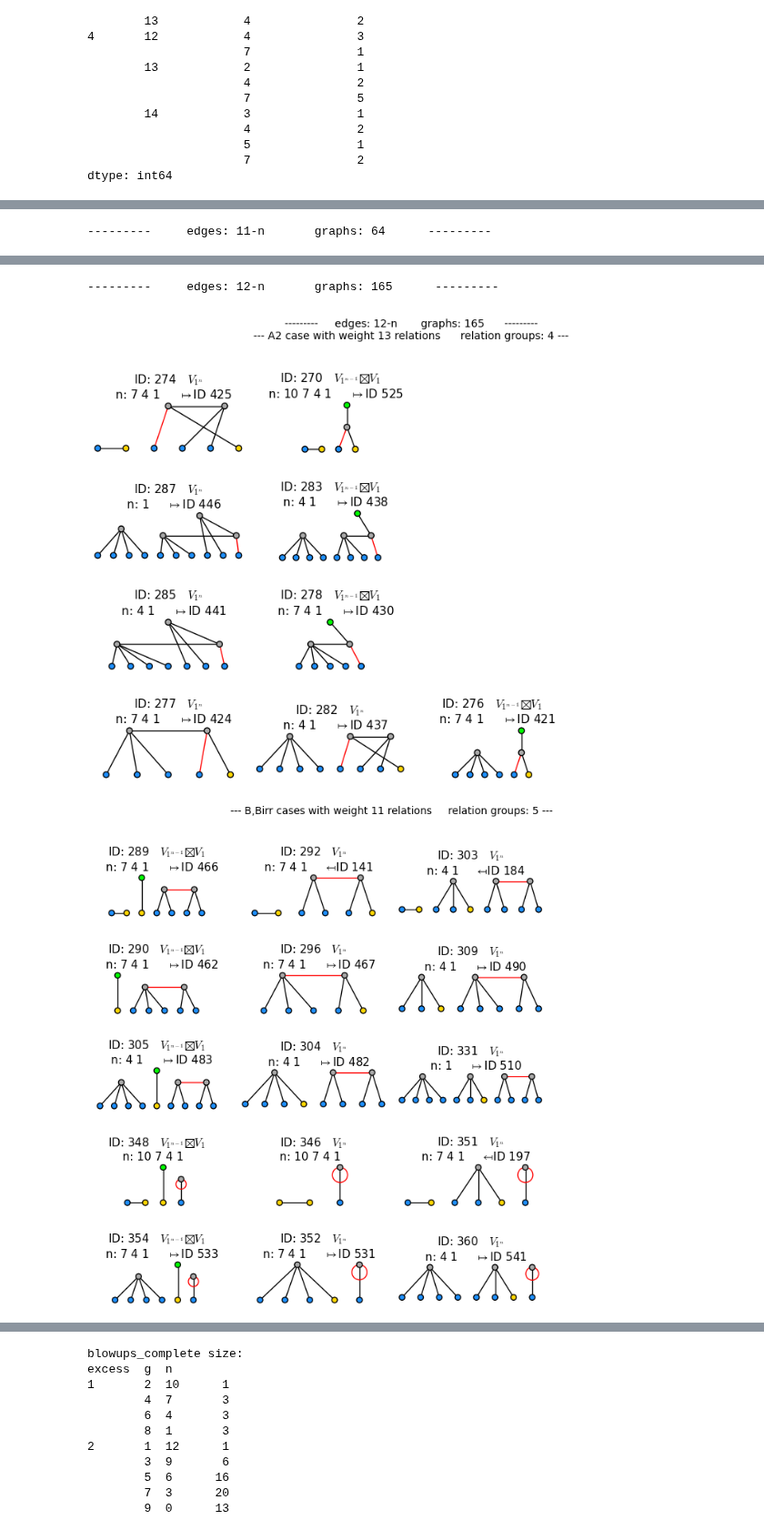
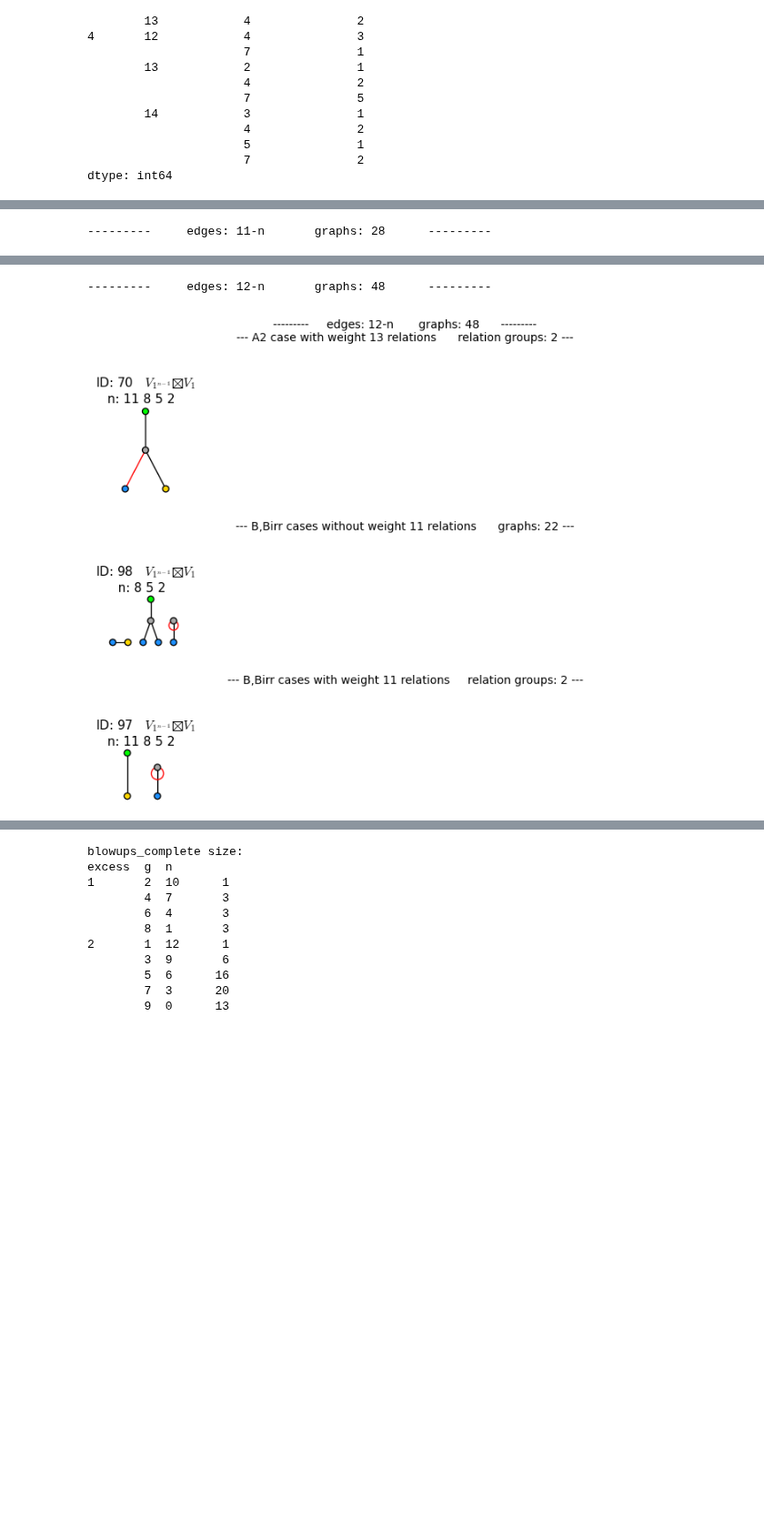
Before and after one commit to bellimarco/Getzler-Kapranov-Graph-Cohomology-Computations-in-weight-13, a Jupyter notebook: MBELLI_Main.ipynb, the cells around one changed output, grey strips where cells are left out. Shown at 91% size. Cells and saved outputs as stored; diff of their text form; code cells hidden in the pictures; blank space fills up the shorter version.

```diff
--- a/MBELLI_Main.ipynb
+++ b/MBELLI_Main.ipynb
@@ -1409,7 +1409,7 @@ differential_mapping_ID = {
     # n range 10 7 4 1
     206:410, 270:525, 411:556,
     # n range 13 10 7 4
-    368:576, 402:547,
+    368:576,
 }
 differential_mapping_ID_inv = {v:k for k,v in differential_mapping_ID.items()}
 
@@ -1461,12 +1461,12 @@ window_width = 8.5      # pdf sizes in inches
 blowup_per_row = 4      # how many blowups to print per row
 blowup_height = 1.3     # height to calculate for each blowup
 window_height_buffer = 0.6 # window height will be determined as blowup_height*rows+window_height_buffer
-w_pad = 0.1             # padding between the subplots of each blowup representations in the matplotlib figure
+w_pad = 0.3             # padding between the subplots of each blowup representations in the matplotlib figure
 h_pad = 0.2
 wspace = 0
 
 # show in the output or save to pdf file the list of virtual blowup representations of a given excess
-def plot_VirtualBlowups(excess, exact_gn_range=None, show_differential=False, show_eliminated=True, show_redundant=True, force_show_relations=False, save_pdf=False):
+def plot_VirtualBlowups(excess, exact_gn_range=None, show_differential=False, show_eliminated=True, show_redundant=False, force_show_relations=False, save_pdf=False):
     pdf = {}
     if save_pdf:
         if exact_gn_range==None:
@@ -1601,7 +1601,7 @@ def plot_VirtualBlowups(excess, exact_gn_range=None, show_differential=False, sh
 
     if save_pdf: pdf.close()
 
-#for e in range(1,5): plot_VirtualBlowups(e, show_differential=True, save_pdf=True)
+#for e in range(1,MAX_EXCESS+1): plot_VirtualBlowups(e, show_differential=True, show_eliminated=False, save_pdf=True)
 # plot_VirtualBlowups(4, save_pdf=True, show_differential=True, show_eliminated=True, exact_gn_range=((1,13),(3,10),(5,7),(7,4),))
-plot_VirtualBlowups(4, save_pdf=False, show_differential=True, show_eliminated=False, force_show_relations=True, show_redundant=False)
+plot_VirtualBlowups(3, save_pdf=False, show_differential=True, show_eliminated=False, force_show_relations=False, show_redundant=False)
 # %% [output]
@@ -1611,5 +1611,6 @@ plot_VirtualBlowups(4, save_pdf=False, show_differential=True, show_eliminated=F
----------     edges: 11-n       graphs: 64      ---------
+---------     edges: 11-n       graphs: 28      ---------
 [figure]
----------     edges: 12-n       graphs: 165      ---------
+---------     edges: 12-n       graphs: 48      ---------
-[figure, old version]
+[figure, new version]
-[figure, old version]
+[figure, new version]
+[figure, new version]
```
Also changed, not shown: parts of 4 cells of this notebook, 20 other files.
